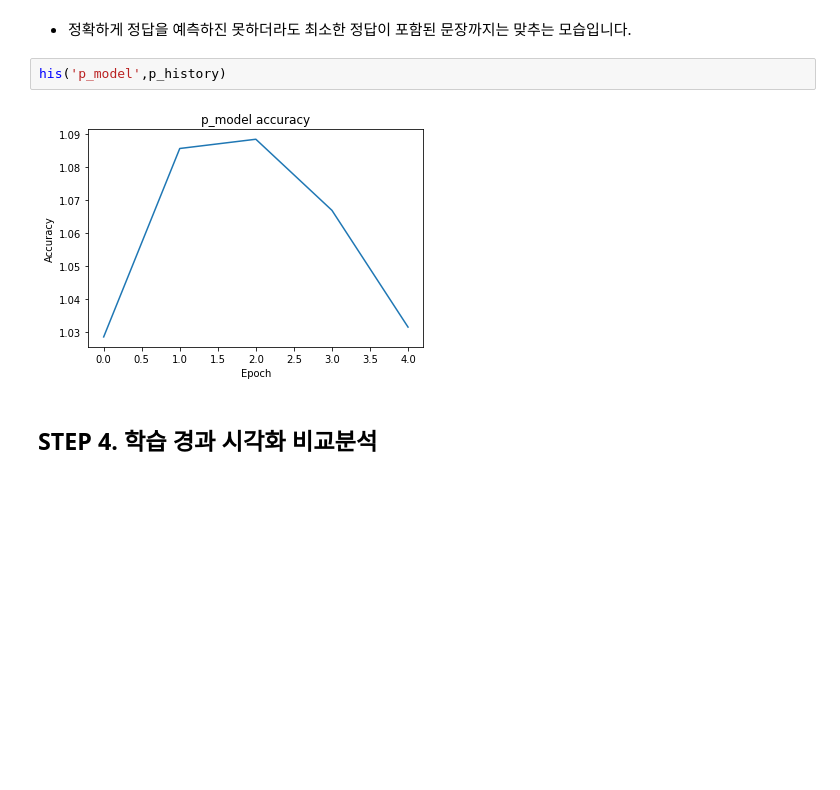
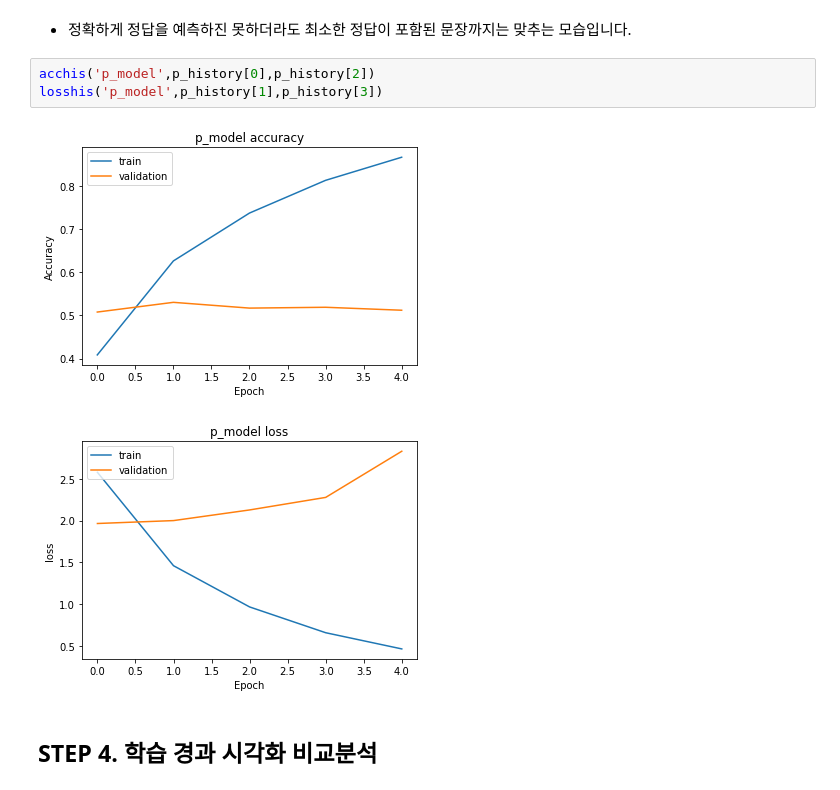
Before and after one commit to winrinseo/simple_deep, a Jupyter notebook: [E-13]quiz_very_well.ipynb, the cells around one changed output. Drawn from its saved outputs; the diff is of its cells as text; blank space fills up the shorter version.

```diff
--- a/[E-13]quiz_very_well.ipynb
+++ b/[E-13]quiz_very_well.ipynb
@@ -957,9 +977,11 @@ with open(dev_json) as f:
 # %% [markdown]
 * 정확하게 정답을 예측하진 못하더라도 최소한 정답이 포함된 문장까지는 맞추는 모습입니다.
-# %%
-his('p_model',p_history)
-# %% [output]
-[figure, removed]
+# %%
+acchis('p_model',p_history[0],p_history[2])
+losshis('p_model',p_history[1],p_history[3])
+# %% [output]
+[figure, added]
+[figure, added]
 # %% [markdown]
 ## STEP 4. 학습 경과 시각화 비교분석
 # %%
```
Also changed, not shown: parts of 14 cells of this notebook.
